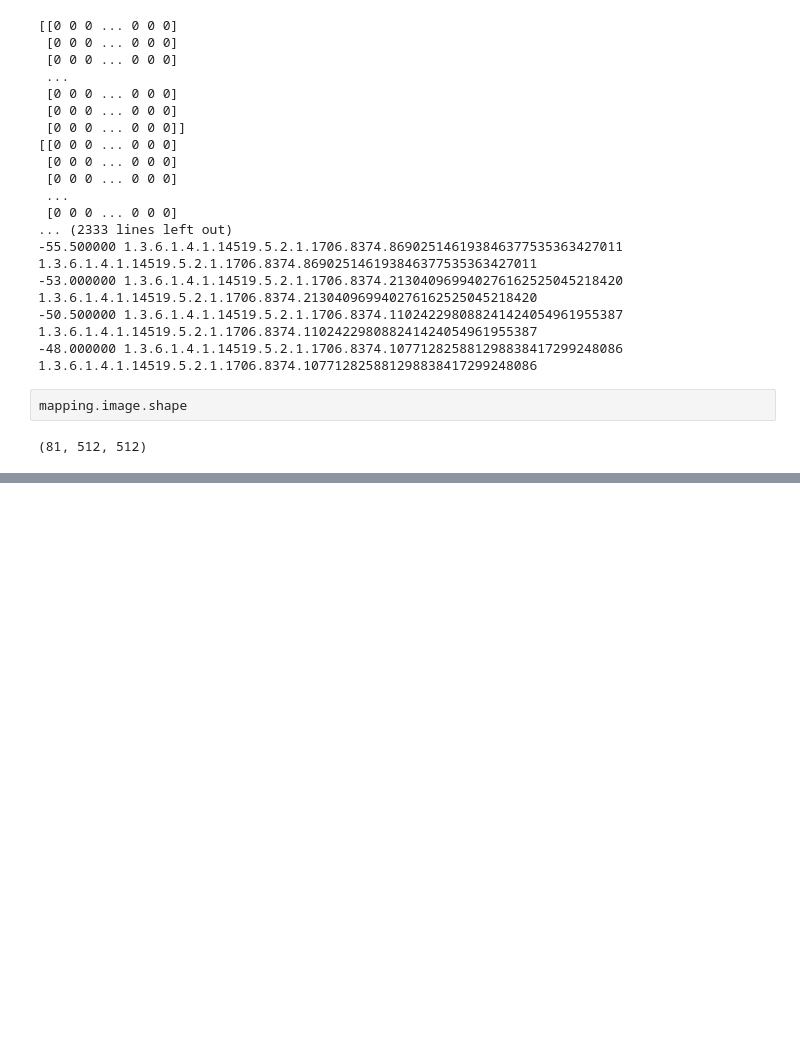
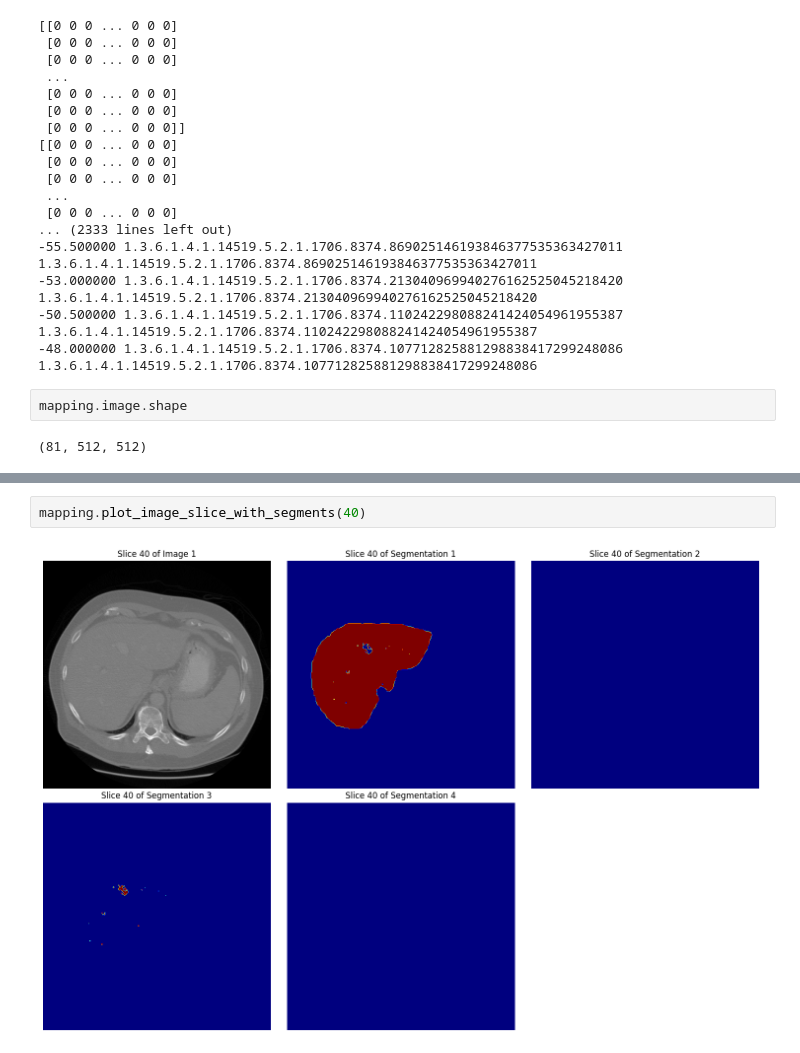
Before and after one commit to ulhaqi12/medical-imaging-project, a Jupyter notebook: test.ipynb, the cells around one changed output, grey strips where cells are left out. Saved outputs shown, nothing was run; the diff lists cells and outputs as text; blank space fills up the shorter version.

```diff
--- a/test.ipynb
+++ b/test.ipynb
@@ -89,0 +100,4 @@ IndexError: list index out of range
+# %%
+mapping.plot_image_slice_with_segments(40)
+# %% [output]
+[figure, added]
```
Also changed, not shown: parts of 11 cells of this notebook, 50 other files.
